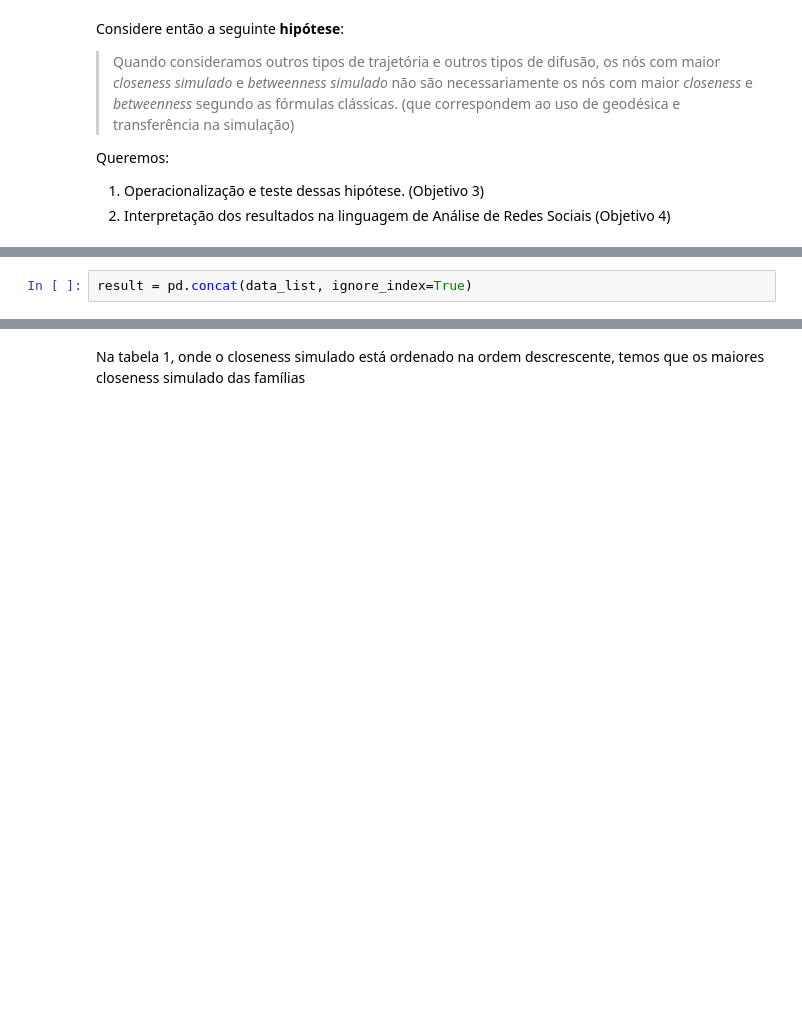
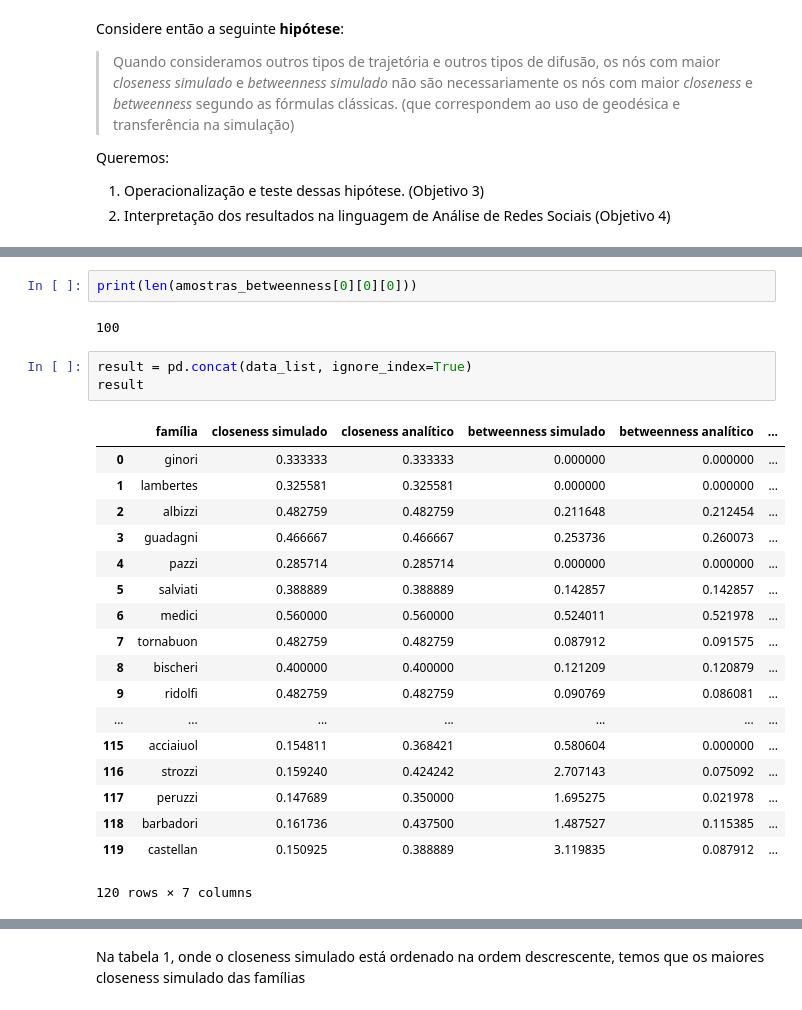
Before and after one commit to martimfj/redesoc-2018, a Jupyter notebook: Encontro13/Encontro13.ipynb, the cells around one changed output, grey strips where cells are left out. Saved outputs shown, nothing was run; the diff lists cells and outputs as text; blank space fills up the shorter version.

```diff
--- a/Encontro13/Encontro13.ipynb
+++ b/Encontro13/Encontro13.ipynb
@@ -293,8 +319,32 @@ for t in diffusion_type:
 
         data.name = i
         data_list.append(data)
+# %%
+print(len(amostras_betweenness[0][0][0]))
+# %% [output]
+100
 # %%
 result = pd.concat(data_list, ignore_index=True)
+result
+# %% [output]
+|  | família | closeness simulado | closeness analítico | betweenness simulado | betweenness analítico | ... |
+| 0 | ginori | 0.333333 | 0.333333 | 0.000000 | 0.000000 | ... |
+| 1 | lambertes | 0.325581 | 0.325581 | 0.000000 | 0.000000 | ... |
+| 2 | albizzi | 0.482759 | 0.482759 | 0.211648 | 0.212454 | ... |
+| 3 | guadagni | 0.466667 | 0.466667 | 0.253736 | 0.260073 | ... |
+| 4 | pazzi | 0.285714 | 0.285714 | 0.000000 | 0.000000 | ... |
+| 5 | salviati | 0.388889 | 0.388889 | 0.142857 | 0.142857 | ... |
+| 6 | medici | 0.560000 | 0.560000 | 0.524011 | 0.521978 | ... |
+| 7 | tornabuon | 0.482759 | 0.482759 | 0.087912 | 0.091575 | ... |
+| 8 | bischeri | 0.400000 | 0.400000 | 0.121209 | 0.120879 | ... |
+| 9 | ridolfi | 0.482759 | 0.482759 | 0.090769 | 0.086081 | ... |
+| ... | ... | ... | ... | ... | ... | ... |
+| 115 | acciaiuol | 0.154811 | 0.368421 | 0.580604 | 0.000000 | ... |
+| 116 | strozzi | 0.159240 | 0.424242 | 2.707143 | 0.075092 | ... |
+| 117 | peruzzi | 0.147689 | 0.350000 | 1.695275 | 0.021978 | ... |
+| 118 | barbadori | 0.161736 | 0.437500 | 1.487527 | 0.115385 | ... |
+| 119 | castellan | 0.150925 | 0.388889 | 3.119835 | 0.087912 | ... |
+120 rows × 7 columns
 # %%
 def plot_hist(rel1, rel2):
     sns.catplot(x=rel1, y=rel2, hue="família", kind="swarm", data=result)
```
Also changed, not shown: parts of 14 cells of this notebook.
